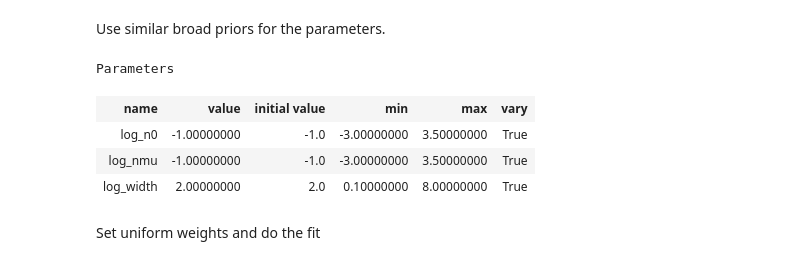
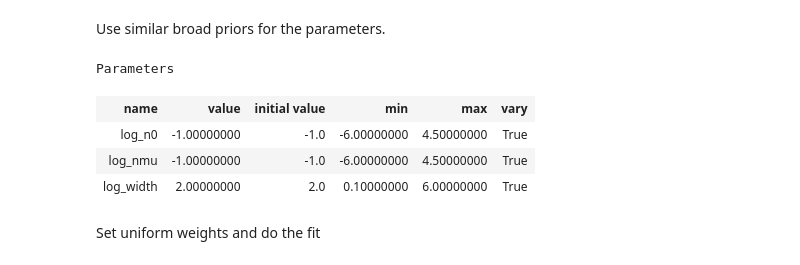
Before and after one commit to will-henney/hii-density-distribution, a Jupyter notebook: dd_lognormal.ipynb, the cells around one changed output. Saved outputs shown, nothing was run; the diff lists cells and outputs as text; code cells hidden in the pictures.

```diff
--- a/dd_lognormal.ipynb
+++ b/dd_lognormal.ipynb
@@ -144,17 +144,17 @@ lmodel = Model(lognormal_model)
 Use similar broad priors for the parameters.
 # %%
 params = lmodel.make_params(
-    log_n0=dict(value=-1.0, min=-3, max=3.5),
-    log_nmu=dict(value=-1.0, min=-3, max=3.5),
-    log_width=dict(value=2.0, min=0.1, max=8),
+    log_n0=dict(value=-1.0, min=-6, max=4.5),
+    log_nmu=dict(value=-1.0, min=-6, max=4.5),
+    log_width=dict(value=2.0, min=0.1, max=6),
 )
 params
 # %% [output]
 Parameters
 | name | value | initial value | min | max | vary |
-| log_n0 | -1.00000000 | -1.0 | -3.00000000 | 3.50000000 | True |
-| log_nmu | -1.00000000 | -1.0 | -3.00000000 | 3.50000000 | True |
-| log_width | 2.00000000 | 2.0 | 0.10000000 | 8.00000000 | True |
+| log_n0 | -1.00000000 | -1.0 | -6.00000000 | 4.50000000 | True |
+| log_nmu | -1.00000000 | -1.0 | -6.00000000 | 4.50000000 | True |
+| log_width | 2.00000000 | 2.0 | 0.10000000 | 6.00000000 | True |
 # %% [markdown]
 Set uniform weights and do the fit
 # %%
```
Also changed, not shown: parts of 35 cells of this notebook, 3 other files.
